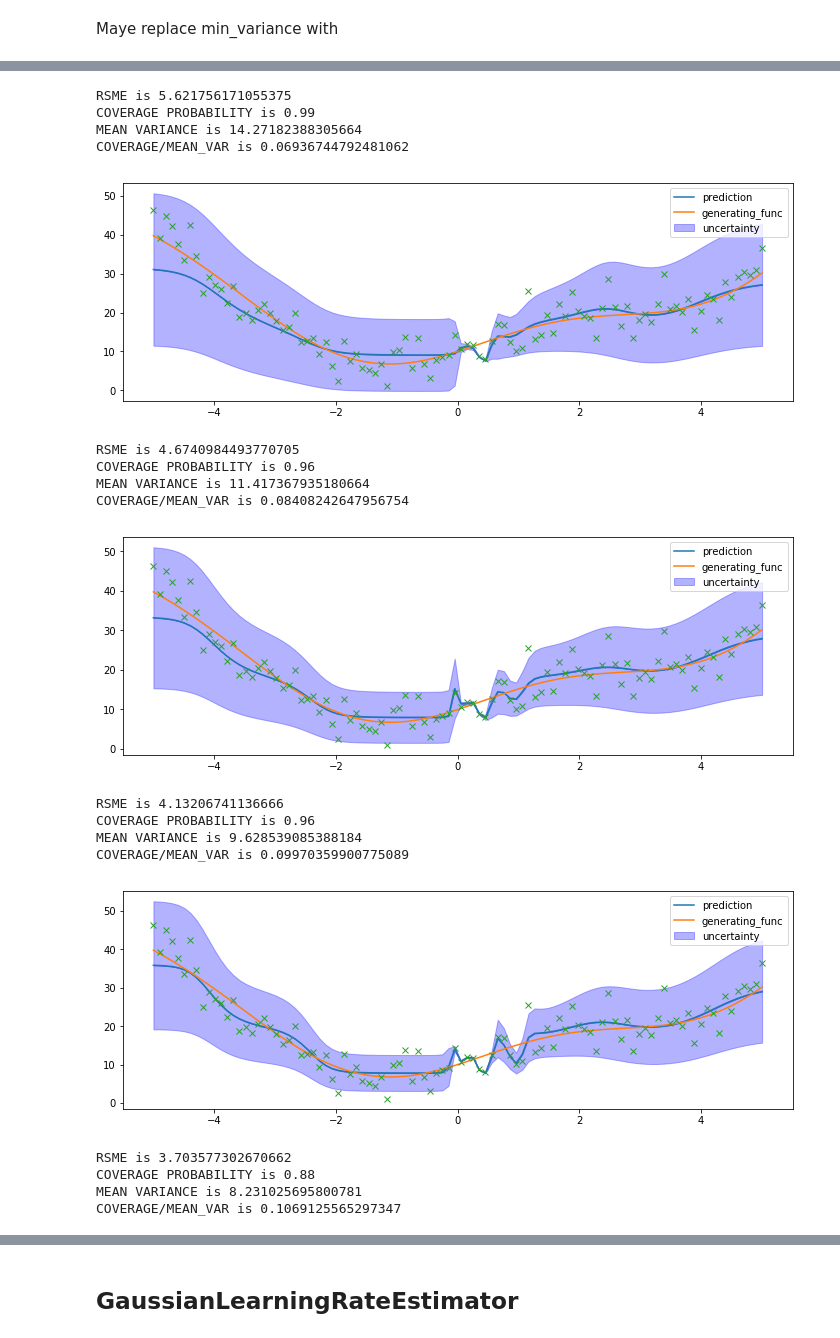
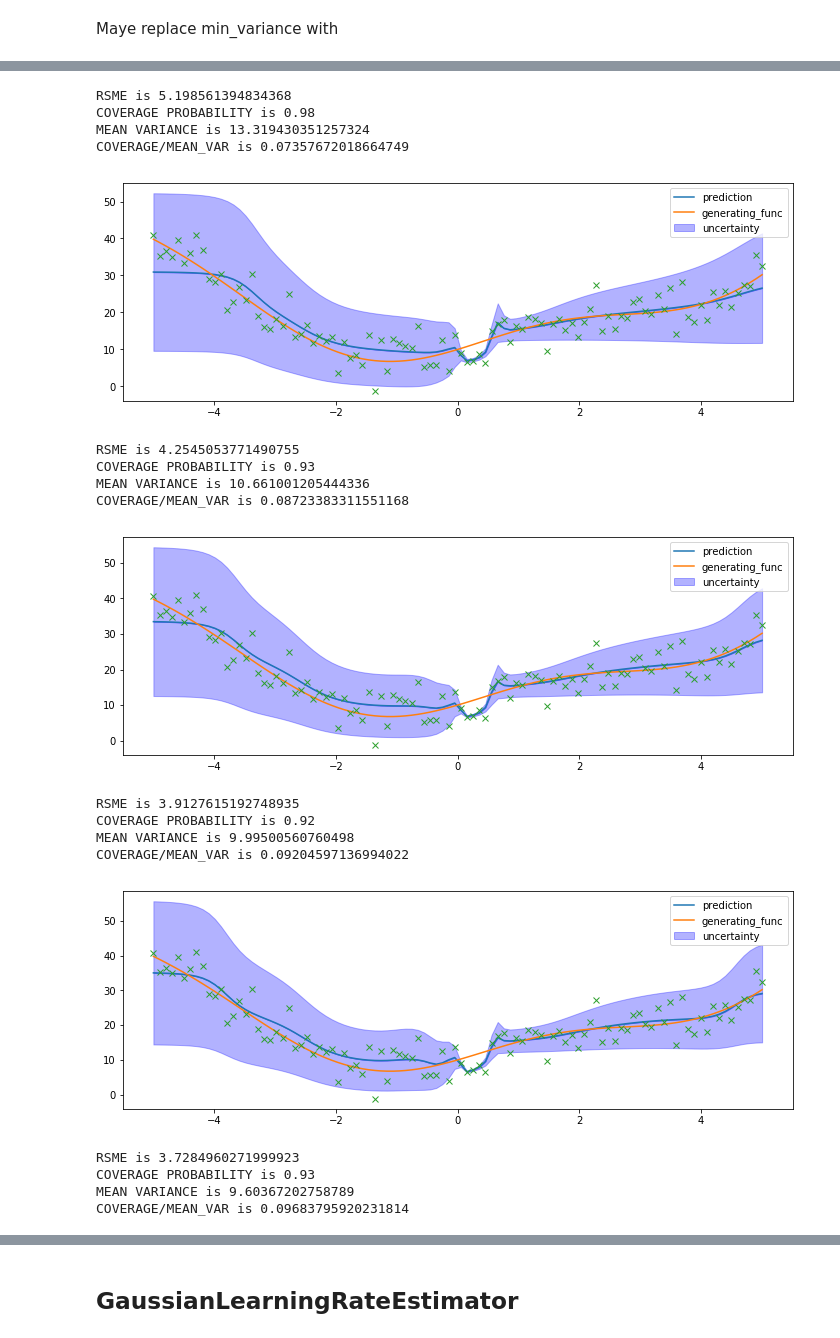
Before and after one commit to wooohoooo/Master-Thesis, a Jupyter notebook: Estimators_elaborate.ipynb, the cells around one changed output, grey strips where cells are left out. Saved outputs shown, nothing was run; the diff lists cells and outputs as text; code cells hidden in the pictures.

```diff
--- a/Estimators_elaborate.ipynb
+++ b/Estimators_elaborate.ipynb
@@ -71,9 +90,11 @@ Link: https://arxiv.org/abs/1612.01474
 # Preparations
 # %%
 num_epochs = 10
+num_eps = 75
+seed = 43#43 is cool 101 1011
 params = {'num_neurons':[10,10,10],
           'num_epochs':num_epochs,
           'learning_rate':0.001,
-          'seed':1012}#43 is cool 101
+          'seed':seed}
           #'optimizer':tf.train.AdamOptimizer}
 # %%
@@ -146,11 +168,14 @@ RSME is 19.703758597624013
 # %% [markdown]
 Maye replace min_variance with
 # %%
-for i in range(100):
-    gauss.train(X,y)
+gauss_error_list = []
+for i in range(num_eps):
+    #gauss.train(X,y)
+    errors = gauss.train_and_evaluate(X,y)
+    gauss_error_list += errors
     #gauss_lr.train(X,y)
     #vanilla.train(X,y)
-    if i%20 ==0:
+    if i%(num_eps/5) ==0:
         gauss_preds = gauss.predict(X)
         gauss_var = gauss.predict_var(X)
 
@@ -172,19 +197,19 @@ COVERAGE/MEAN_VAR is 0.05452200824140387
-RSME is 5.621756171055375
-COVERAGE PROBABILITY is 0.99
-MEAN VARIANCE is 14.27182388305664
-COVERAGE/MEAN_VAR is 0.06936744792481062
+RSME is 5.198561394834368
+COVERAGE PROBABILITY is 0.98
+MEAN VARIANCE is 13.319430351257324
+COVERAGE/MEAN_VAR is 0.07357672018664749
-[figure, old version]
+[figure, new version]
-RSME is 4.6740984493770705
-COVERAGE PROBABILITY is 0.96
-MEAN VARIANCE is 11.417367935180664
-COVERAGE/MEAN_VAR is 0.08408242647956754
+RSME is 4.2545053771490755
+COVERAGE PROBABILITY is 0.93
+MEAN VARIANCE is 10.661001205444336
+COVERAGE/MEAN_VAR is 0.08723383311551168
-[figure, old version]
+[figure, new version]
-RSME is 4.13206741136666
-COVERAGE PROBABILITY is 0.96
-MEAN VARIANCE is 9.628539085388184
-COVERAGE/MEAN_VAR is 0.09970359900775089
+RSME is 3.9127615192748935
+COVERAGE PROBABILITY is 0.92
+MEAN VARIANCE is 9.99500560760498
+COVERAGE/MEAN_VAR is 0.09204597136994022
-[figure, old version]
+[figure, new version]
-RSME is 3.703577302670662
-COVERAGE PROBABILITY is 0.88
-MEAN VARIANCE is 8.231025695800781
-COVERAGE/MEAN_VAR is 0.1069125565297347
+RSME is 3.7284960271999923
+COVERAGE PROBABILITY is 0.93
+MEAN VARIANCE is 9.60367202758789
+COVERAGE/MEAN_VAR is 0.09683795920231814
```
Also changed, not shown: parts of 21 cells of this notebook, 2 other files.
